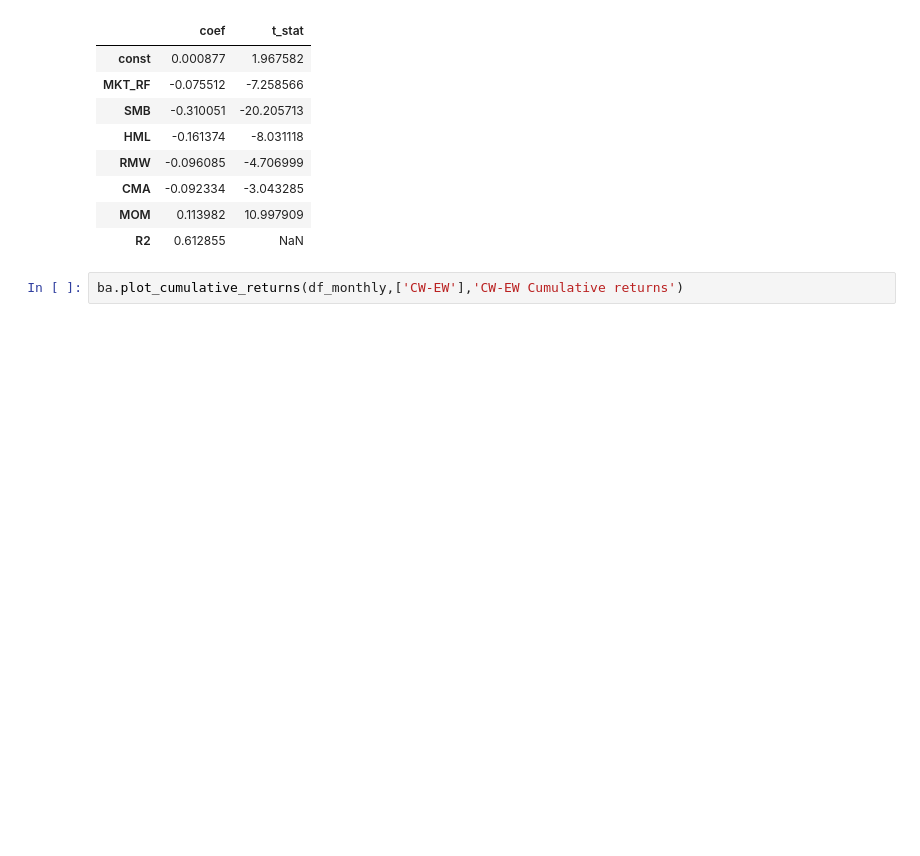
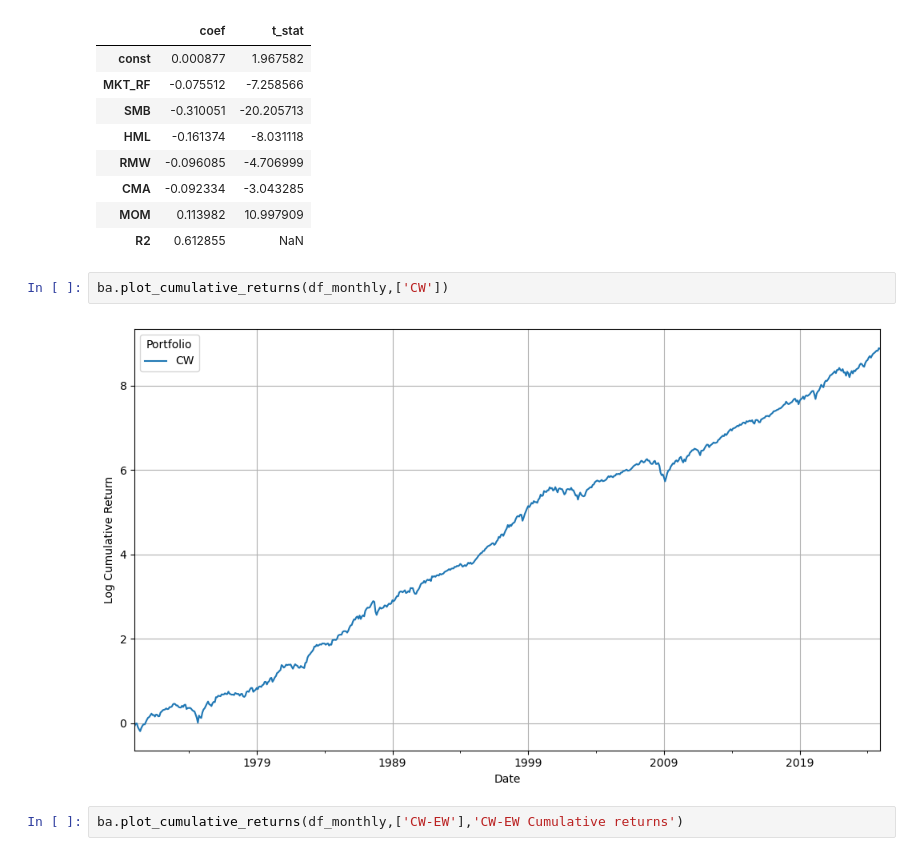
Before and after one commit to eviprous/Invesco_Research_Project, a Jupyter notebook: notebooks/analysis.ipynb, the cells around one changed output. Saved outputs shown, nothing was run; the diff lists cells and outputs as text; blank space fills up the shorter version.

```diff
--- a/notebooks/analysis.ipynb
+++ b/notebooks/analysis.ipynb
@@ -62,6 +62,10 @@ ba.run_factor_model(df_monthly,'CW-EW')
 | CMA | -0.092334 | -3.043285 |
 | MOM | 0.113982 | 10.997909 |
 | R2 | 0.612855 | NaN |
+# %%
+ba.plot_cumulative_returns(df_monthly,['CW'])
+# %% [output]
+[figure, added]
 # %%
 ba.plot_cumulative_returns(df_monthly,['CW-EW'],'CW-EW Cumulative returns')
 # %% [output]
```
Also changed, not shown: 3 other files.
